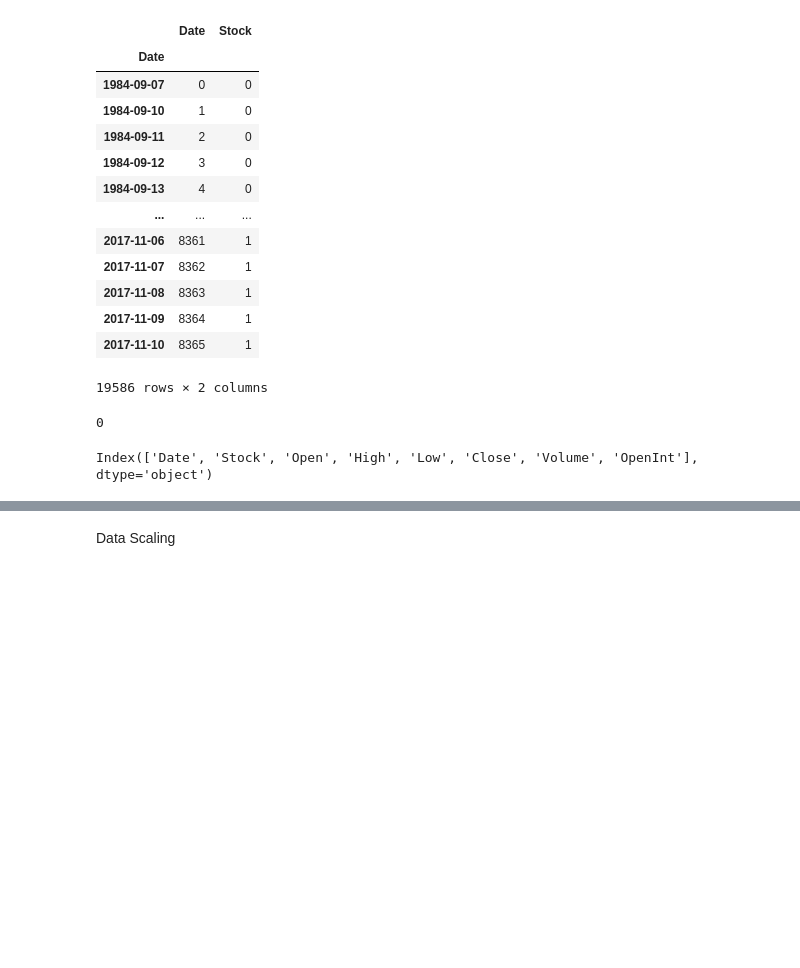
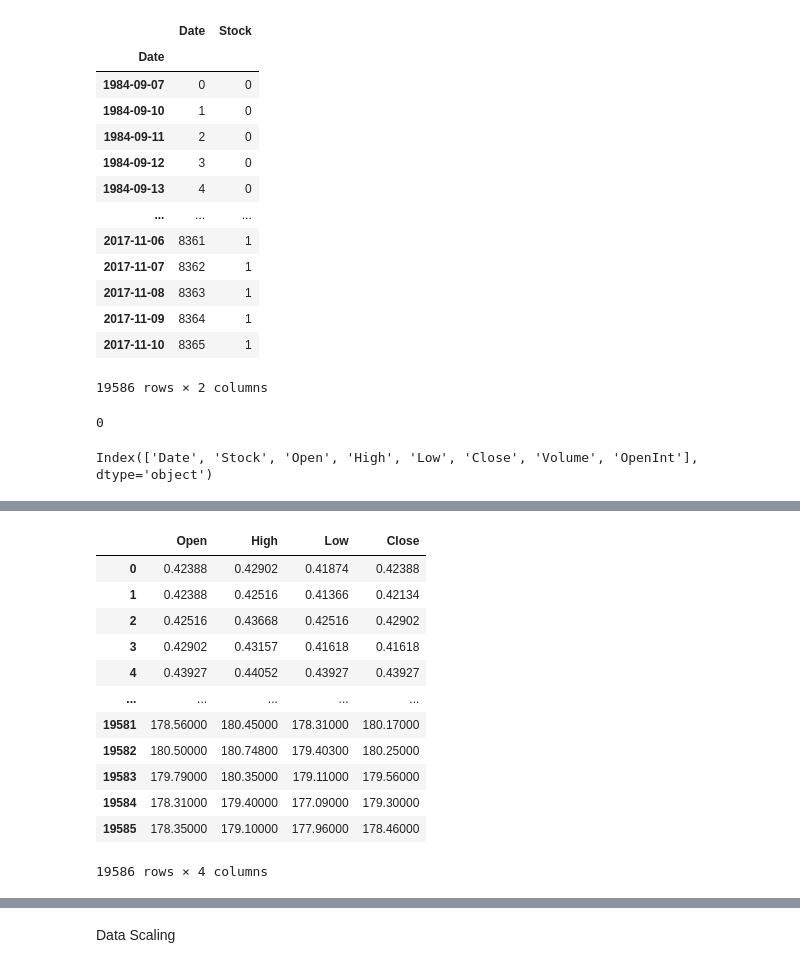
Before and after one commit to thekingartie/Group29_StockPrediction-FinalProject-, a Jupyter notebook: Stock_Prediction_Model_(Arthur_And_Princess)_Last_Version.ipynb, the cells around one changed output, grey strips where cells are left out. Drawn from its saved outputs; the diff is of its cells as text; code cells hidden in the pictures; blank space fills up the shorter version.

```diff
--- a/Stock_Prediction_Model_(Arthur_And_Princess)_Last_Version.ipynb
+++ b/Stock_Prediction_Model_(Arthur_And_Princess)_Last_Version.ipynb
@@ -366,0 +376,20 @@ Index(['Date', 'Stock', 'Open', 'High', 'Low', 'Close', 'Volume', 'OpenInt'], dt
+# %%
+# Selecting wanted features from cleaned dataset
+assigned_list = ['Open', 'High', 'Low', 'Close']
+
+feature_df = cleaned_dataset[assigned_list]
+feature_df
+# %% [output]
+|  | Open | High | Low | Close |
+| 0 | 0.42388 | 0.42902 | 0.41874 | 0.42388 |
+| 1 | 0.42388 | 0.42516 | 0.41366 | 0.42134 |
+| 2 | 0.42516 | 0.43668 | 0.42516 | 0.42902 |
+| 3 | 0.42902 | 0.43157 | 0.41618 | 0.41618 |
+| 4 | 0.43927 | 0.44052 | 0.43927 | 0.43927 |
+| ... | ... | ... | ... | ... |
+| 19581 | 178.56000 | 180.45000 | 178.31000 | 180.17000 |
+| 19582 | 180.50000 | 180.74800 | 179.40300 | 180.25000 |
+| 19583 | 179.79000 | 180.35000 | 179.11000 | 179.56000 |
+| 19584 | 178.31000 | 179.40000 | 177.09000 | 179.30000 |
+| 19585 | 178.35000 | 179.10000 | 177.96000 | 178.46000 |
+19586 rows × 4 columns
```
Also changed, not shown: parts of 14 cells of this notebook, 4 other files.
